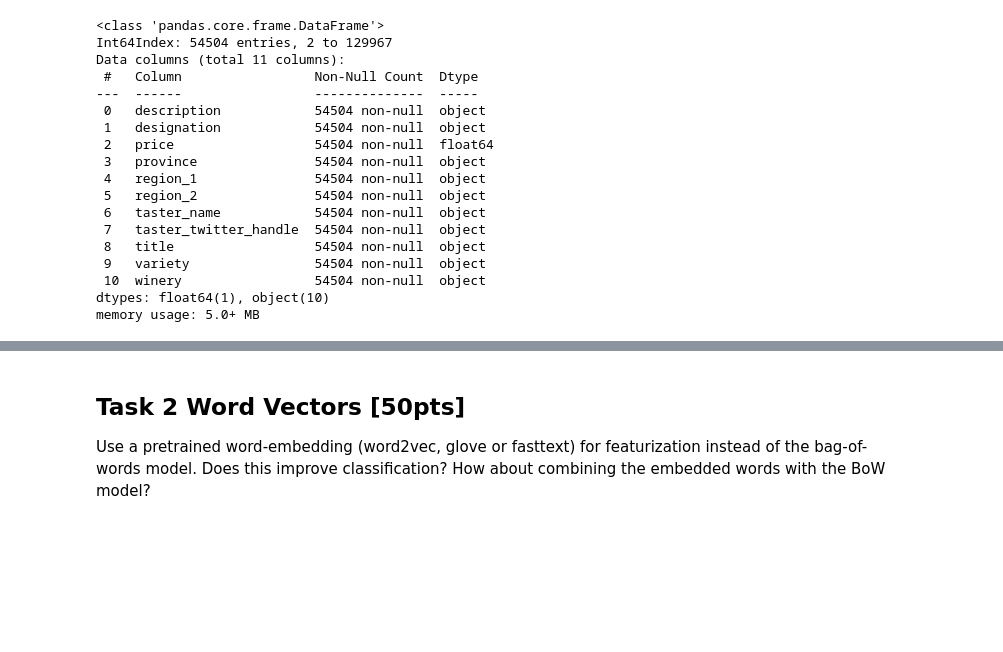
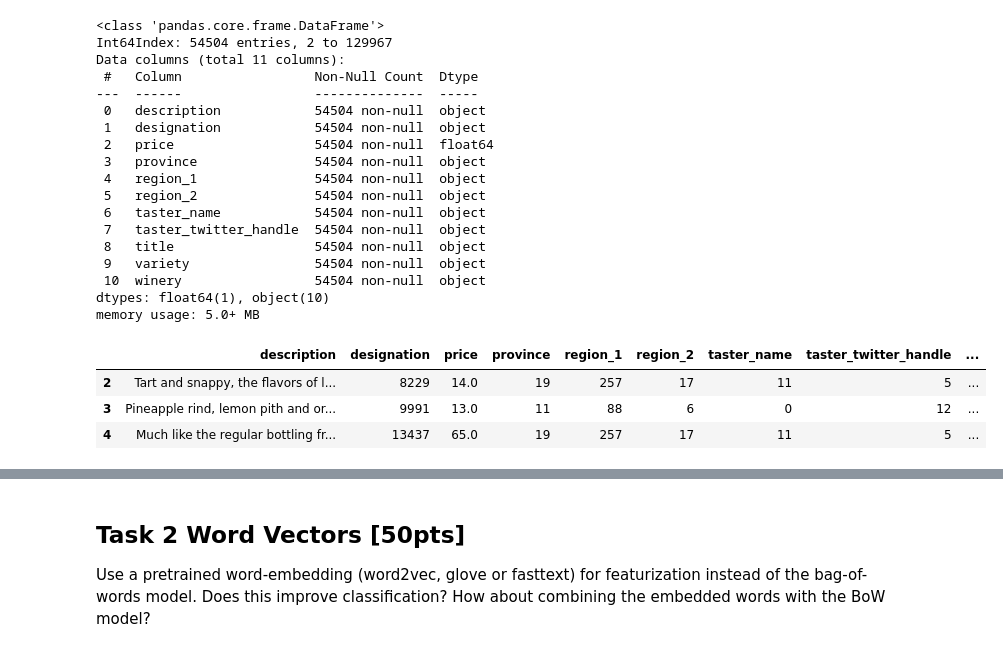
Before and after one commit to Matt88Ac/AdvancedML_Assignment4, a Jupyter notebook: Advanced Machine Learning - HW #4.ipynb, the cells around one changed output, grey strips where cells are left out. Drawn from its saved outputs; the diff is of its cells as text; code cells hidden in the pictures; blank space fills up the shorter version.

```diff
--- a/Advanced Machine Learning - HW #4.ipynb
+++ b/Advanced Machine Learning - HW #4.ipynb
@@ -413,3 +413,10 @@ memory usage: 5.0+ MB
 cat = x.dtypes == object
 cat['description'] = False
 x.loc[:, cat] = x.loc[:, cat].apply(lambda z: z.astype('category').cat.codes)
+# %%
+x.head(3)
+# %% [output]
+|  | description | designation | price | province | region_1 | region_2 | taster_name | taster_twitter_handle | ... |
+| 2 | Tart and snappy, the flavors of l... | 8229 | 14.0 | 19 | 257 | 17 | 11 | 5 | ... |
+| 3 | Pineapple rind, lemon pith and or... | 9991 | 13.0 | 11 | 88 | 6 | 0 | 12 | ... |
+| 4 | Much like the regular bottling fr... | 13437 | 65.0 | 19 | 257 | 17 | 11 | 5 | ... |
```
Also changed, not shown: parts of 8 cells of this notebook.
